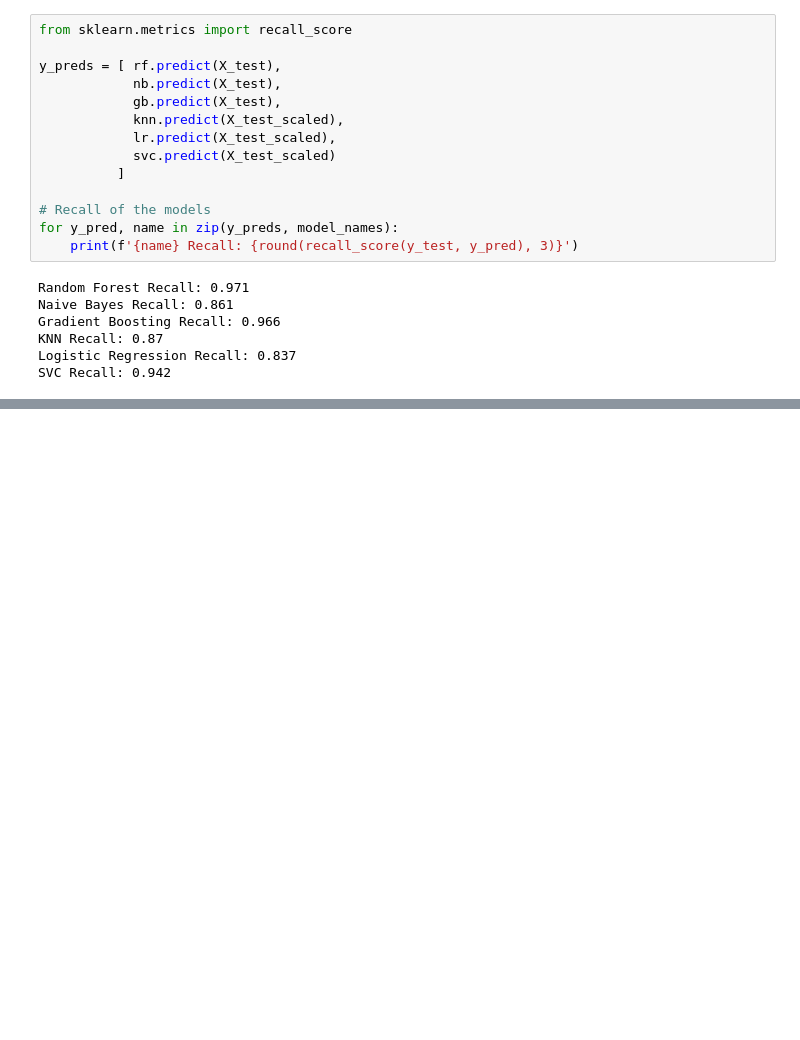
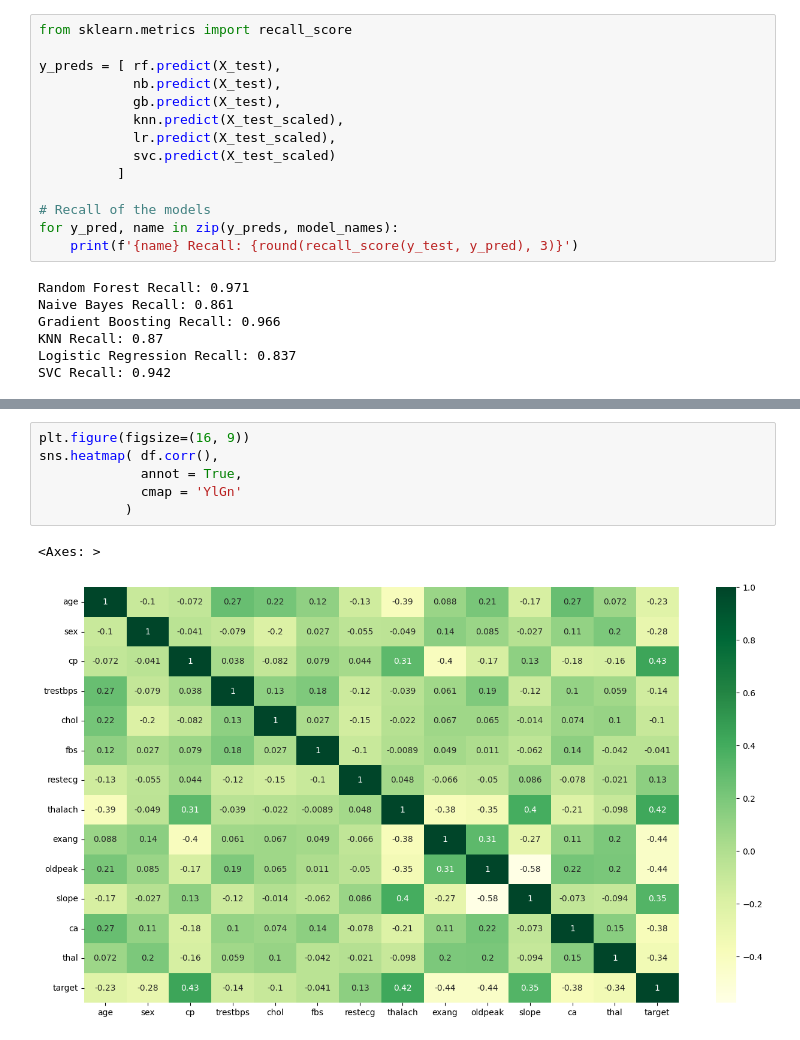
Before and after one commit to metedogan/heart-disease-detection, a Jupyter notebook: notebooks/project.ipynb, the cells around one changed output, grey strips where cells are left out. Drawn from its saved outputs; the diff is of its cells as text; blank space fills up the shorter version.

```diff
--- a/notebooks/project.ipynb
+++ b/notebooks/project.ipynb
@@ -112,0 +207,9 @@ SVC Recall: 0.942
+# %%
+plt.figure(figsize=(16, 9))
+sns.heatmap( df.corr(),
+             annot = True,
+             cmap = 'YlGn'
+           )
+# %% [output]
+<Axes: >
+[figure, added]
```
Also changed, not shown: parts of 8 cells of this notebook, 1 other file.
